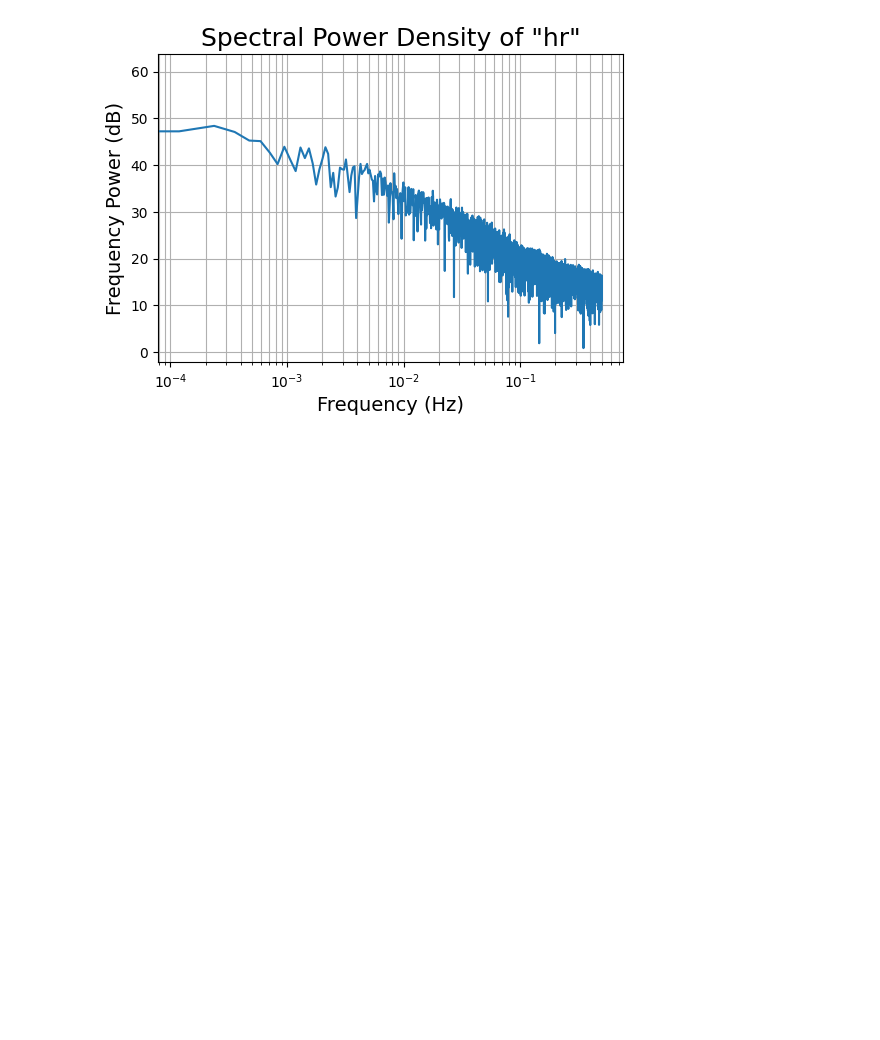
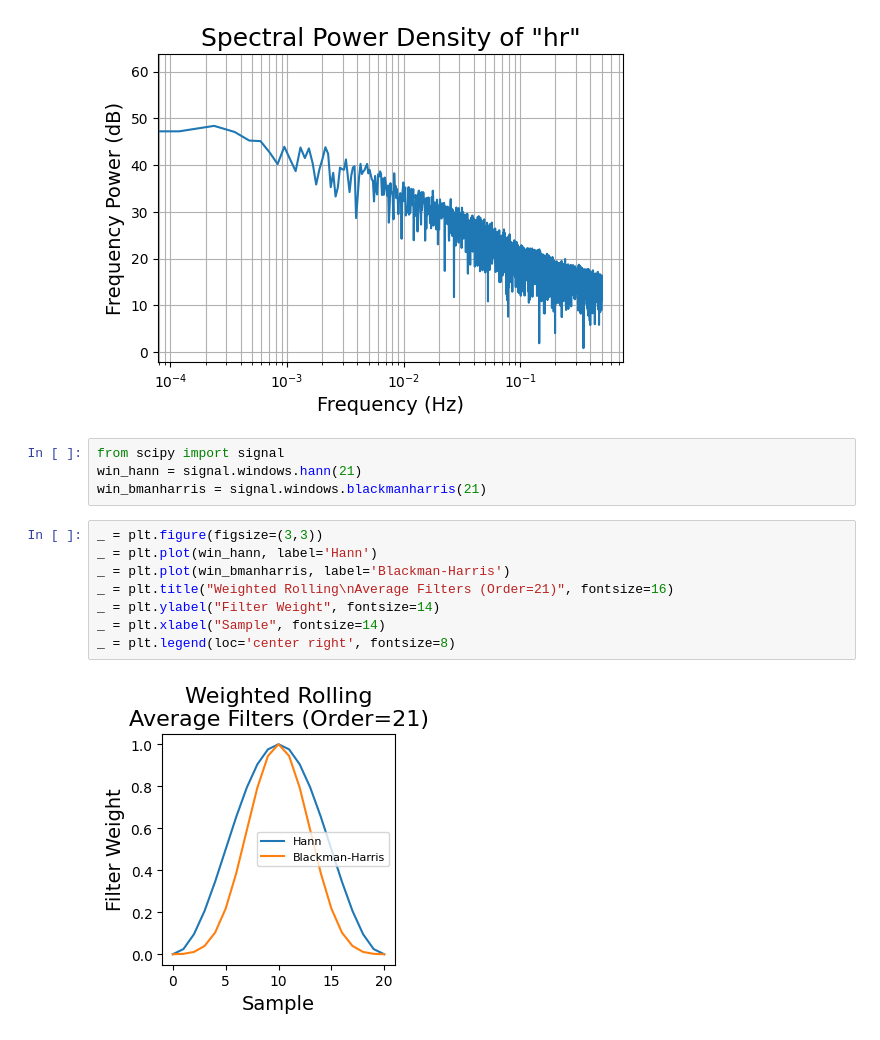
Before and after one commit to ericbauer55/bike-fitness-tracking, a Jupyter notebook: notebooks/0_EDA/1d_filtered_synch.ipynb, the cells around one changed output. Cells and saved outputs as stored; diff of their text form; blank space fills up the shorter version.

```diff
--- a/notebooks/0_EDA/1d_filtered_synch.ipynb
+++ b/notebooks/0_EDA/1d_filtered_synch.ipynb
@@ -349,3 +349,17 @@ plot_signal_fft(df_apr, 'grade')
 plot_signal_fft(df_apr, 'hr')
 # %% [output]
 [figure]
+# %%
+from scipy import signal
+win_hann = signal.windows.hann(21)
+win_bmanharris = signal.windows.blackmanharris(21)
+# %%
+_ = plt.figure(figsize=(3,3))
+_ = plt.plot(win_hann, label='Hann')
+_ = plt.plot(win_bmanharris, label='Blackman-Harris')
+_ = plt.title("Weighted Rolling\nAverage Filters (Order=21)", fontsize=16)
+_ = plt.ylabel("Filter Weight", fontsize=14)
+_ = plt.xlabel("Sample", fontsize=14)
+_ = plt.legend(loc='center right', fontsize=8)
+# %% [output]
+[figure, added]
```
Also changed, not shown: parts of 5 cells of this notebook.
